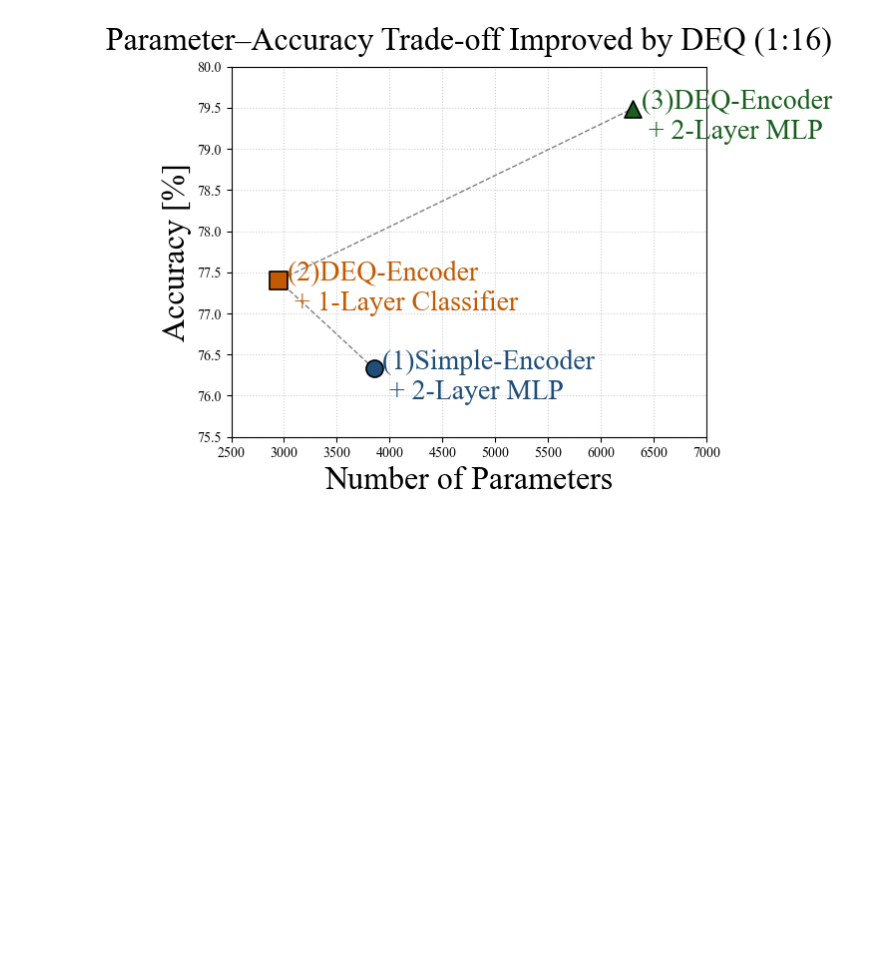
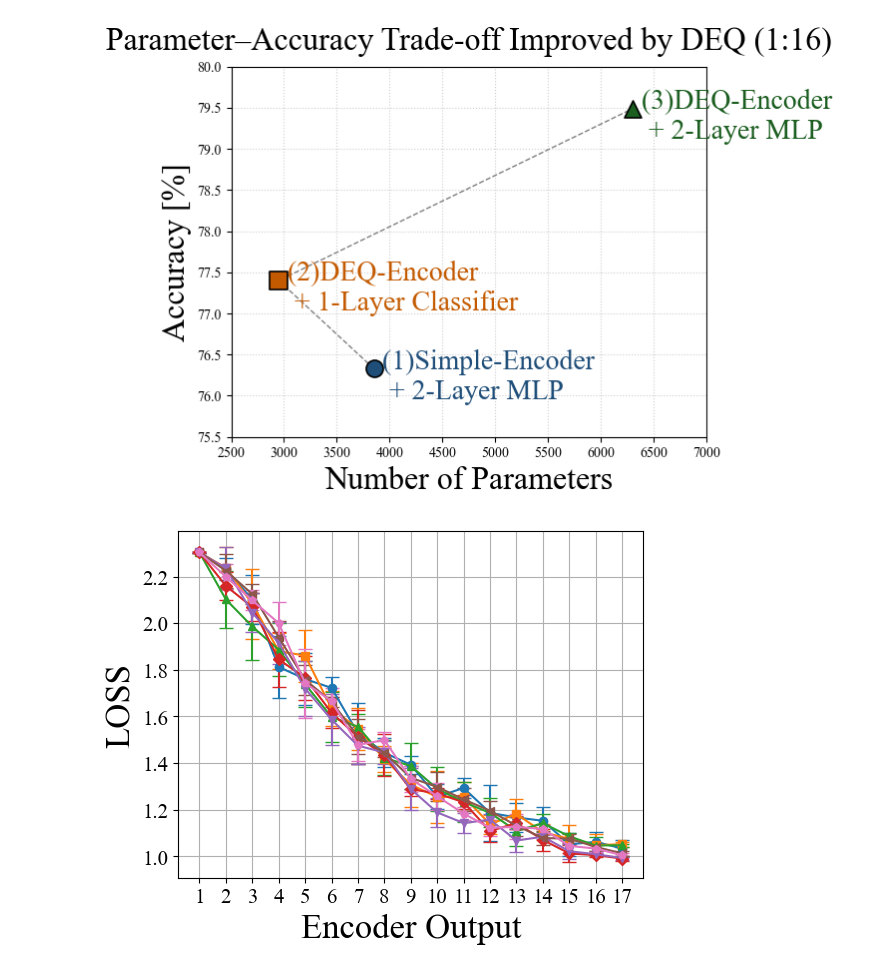
Before and after one commit to Ryuichi-K-create/PhotonicEncoder_public, a Jupyter notebook: Runner/evaluate_note/test_graph.ipynb, the cells around one changed output. Saved outputs shown, nothing was run; the diff lists cells and outputs as text; code cells hidden in the pictures; blank space fills up the shorter version.

Commit message:
graph出力

```diff
--- a/Runner/evaluate_note/test_graph.ipynb
+++ b/Runner/evaluate_note/test_graph.ipynb
@@ -293,3 +293,90 @@ plt.tight_layout()
 plt.show()
 # %% [output]
 [figure]
+# %%
+file_pathes = []
+labels = []
+variable_value = list(range(17,0,-1))   # 例: variableの値
+
+#-------------------------dataset-------------------------------
+dataset = 'fashion-mnist'
+variable_param = 'compressed_dim'
+
+#-------------------------1stParameter--------------------------
+labels.append('(1)Simulation')
+enc_type = 'PM'
+cls_type = 'MLP'
+num_times = 5  # 試行回数
+experiment_name = 'fft_sim11171422_No0'
+
+file_pathes.append(os.path.join(onedrive_path,'PhotonicEncoder_data',dataset, variable_param + '_variable', enc_type, cls_type, experiment_name, 'Final_results.csv'))
+
+#-------------------------2ndParameter--------------------------
+labels.append('(2)')
+enc_type = 'none'
+cls_type = 'MLP'
+num_times = 5  # 試行回数
+experiment_name = 'fft_phyz11170532_No0'
+
+file_pathes.append(os.path.join(onedrive_path,'PhotonicEncoder_data',dataset, variable_param + '_variable', enc_type, cls_type, experiment_name, 'Final_results.csv'))
+
+#-------------------------3rdParameter--------------------------
+labels.append('(3)')
+enc_type = 'none'
+cls_type = 'MLP'
+num_times = 5  # 試行回数
+experiment_name = 'fft_phyz11170532_No1'
+
+file_pathes.append(os.path.join(onedrive_path,'PhotonicEncoder_data',dataset, variable_param + '_variable', enc_type, cls_type, experiment_name, 'Final_results.csv'))
+#-------------------------4ndParameter--------------------------
+labels.append('(4)')
+enc_type = 'none'
+cls_type = 'MLP'
+num_times = 5  # 試行回数
+experiment_name = 'fft_phyz11170532_No2'
+
+file_pathes.append(os.path.join(onedrive_path,'PhotonicEncoder_data',dataset, variable_param + '_variable', enc_type, cls_type, experiment_name, 'Final_results.csv'))
+#-------------------------5ndParameter--------------------------
+labels.append('(5)')
+enc_type = 'none'
+cls_type = 'MLP'
+num_times = 5  # 試行回数
+experiment_name = 'fft_phyz11170532_No3'
+
+file_pathes.append(os.path.join(onedrive_path,'PhotonicEncoder_data',dataset, variable_param + '_variable', enc_type, cls_type, experiment_name, 'Final_results.csv'))
+#-------------------------6ndParameter--------------------------
+labels.append('(6)')
+enc_type = 'none'
+cls_type = 'MLP'
+num_times = 5  # 試行回数
+experiment_name = 'fft_phyz11170532_No4'
+
+file_pathes.append(os.path.join(onedrive_path,'PhotonicEncoder_data',dataset, variable_param + '_variable', enc_type, cls_type, experiment_name, 'Final_results.csv'))
+#-------------------------7ndParameter--------------------------
+labels.append('(7)')
+enc_type = 'none'
+cls_type = 'MLP'
+num_times = 5  # 試行回数
+experiment_name = 'fft_phyz11170532_No5'
+
+file_pathes.append(os.path.join(onedrive_path,'PhotonicEncoder_data',dataset, variable_param + '_variable', enc_type, cls_type, experiment_name, 'Final_results.csv'))
+# #---------------------------------------------------------------
+if variable_param == 'leverage':
+    if dataset in ('mnist', 'fashion-mnist') :
+        variable_values = [1,2,4,8,16]
+        memory_lis =[2,4,8,16]
+    elif dataset in ('cifar-10', 'cinic-10'):
+        variable_values = [1,2,3,4,6,8,12,16,24,48]
+        memory_lis =[1,2,10,20,30,40,50]
+    elif dataset == 'covtype':
+        variable_values = [1,2,3,6,9,18,27,54]
+        memory_lis =[1,2,10,20,30,40,50,60]
+    else:
+        memory_lis = variable_value
+
+# variable_values = [1,2,4,8,16]
+memory_lis =[1,2,3,4,5,6,7,8,9,10,11,12,13,14,15,16,17]
+
+final_graph_maker(file_pathes,variable_param,variable_value,memory_lis,labels,Save=False, Show=True)
+# %% [output]
+[figure, added]
```
Also changed, not shown: parts of 1 cell of this notebook, 2 other files.
